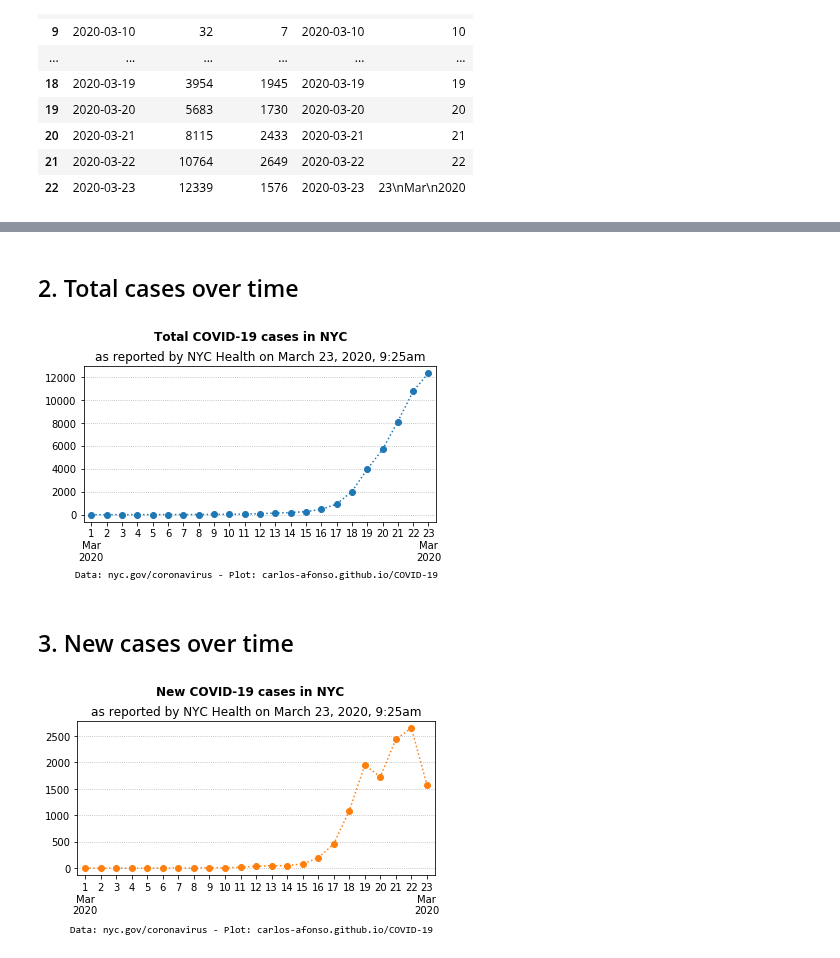
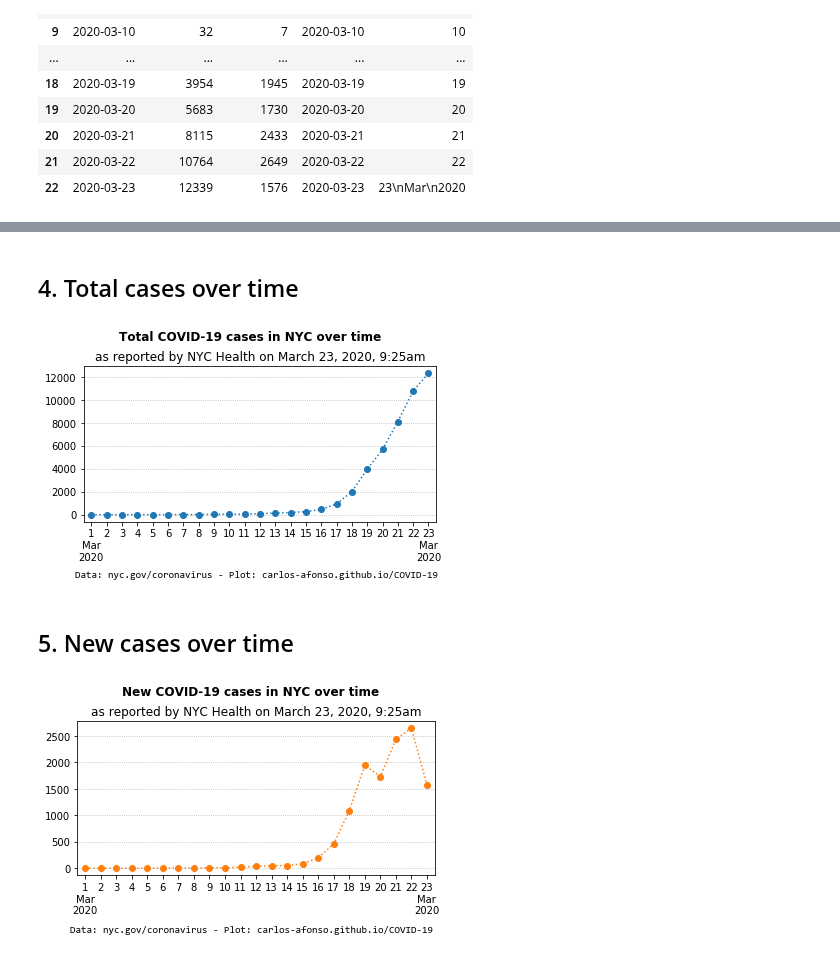
Before and after one commit to carlos-afonso/COVID-19, a Jupyter notebook: notebooks/nyc-covid-19-cases-over-time.ipynb, the cells around one changed output, grey strips where cells are left out. Saved outputs shown, nothing was run; the diff lists cells and outputs as text; code cells hidden in the pictures.

```diff
--- a/notebooks/nyc-covid-19-cases-over-time.ipynb
+++ b/notebooks/nyc-covid-19-cases-over-time.ipynb
@@ -76,31 +110,31 @@ df
 # %% [markdown]
-## 2. Total cases over time
+## 4. Total cases over time
 # %%
 fig = plt.figure()
 
 plt.plot(df['date_label'], df['total_cases'], 'o:', color='C0')
 
 plt.xlim(-0.5, len(df)-0.5)
 #plt.ylim(-300, 9000)
 
 plt.grid(axis='y', linestyle=':')
 
-plt.suptitle('Total COVID-19 cases in NYC', fontweight='bold')
+plt.suptitle('Total COVID-19 cases in NYC over time', fontweight='bold')
 plt.title(update_str)
 
 plt.text(-1.1, -5500, source_str, fontfamily='Consolas')
 
 plt.tight_layout(rect=[0, 0, 1, 0.95])
 plt.show()
 # %% [output]
-[figure, old version]
+[figure, new version]
 # %%
 # Save figure as SVG and PNG images
 file_path = '../images/nyc-covid-19-total-cases-over-time'
 fig.savefig(file_path + '.svg')
 fig.savefig(file_path + '.png', dpi=200)
 # %% [markdown]
-## 3. New cases over time
+## 5. New cases over time
 # %%
 fig = plt.figure()
 
@@ -111,7 +145,7 @@ plt.xlim(-0.5, len(df)-0.5)
 
 plt.grid(axis='y', linestyle=':')
 
-plt.suptitle('New COVID-19 cases in NYC', fontweight='bold')
+plt.suptitle('New COVID-19 cases in NYC over time', fontweight='bold')
 plt.title(update_str)
 
 plt.text(-1, -1200, source_str, fontfamily='Consolas')
@@ -119,7 +153,7 @@ plt.text(-1, -1200, source_str, fontfamily='Consolas')
 plt.tight_layout(rect=[0, 0, 1, 0.95])
 plt.show()
 # %% [output]
-[figure, old version]
+[figure, new version]
 # %%
 # Save figure as SVG and PNG images
 file_path = '../images/nyc-covid-19-new-cases-over-time'
```
Also changed, not shown: parts of 6 cells of this notebook, 7 other files.
